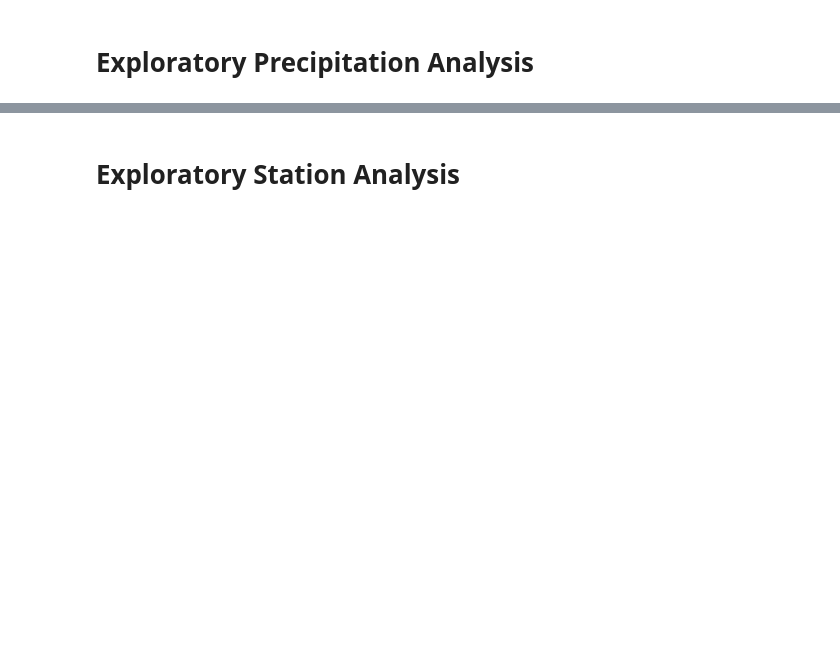
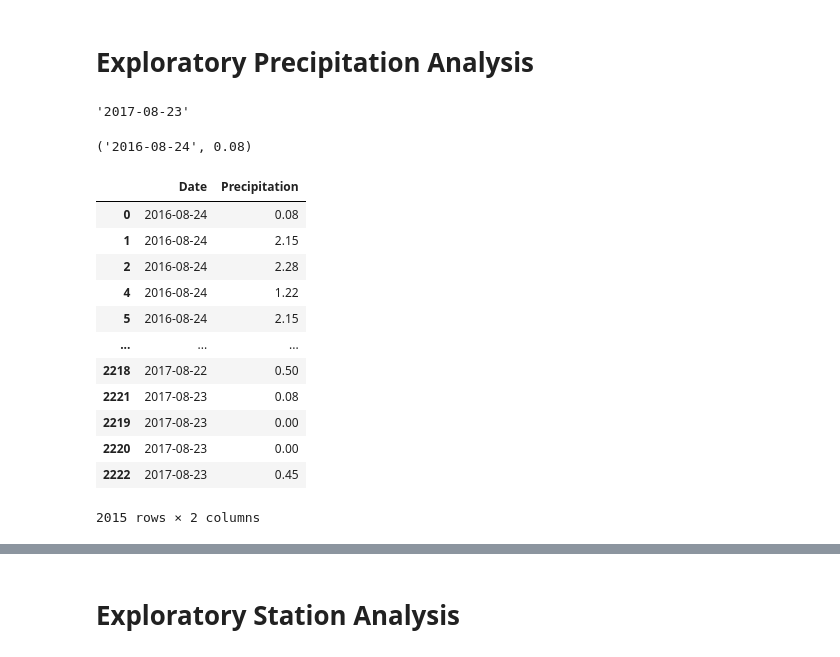
Before and after one commit to cjengleson/sqlalchemy-challenge, a Jupyter notebook: climate_starter.ipynb, the cells around one changed output, grey strips where cells are left out. Cells and saved outputs as stored; diff of their text form; code cells hidden in the pictures; blank space fills up the shorter version.

```diff
--- a/climate_starter.ipynb
+++ b/climate_starter.ipynb
@@ -21,6 +21,8 @@ engine = create_engine("sqlite:///hawaii.sqlite")
 # %%
 # reflect an existing database into a new model
+Base = automap_base()
 
 # reflect the tables
+Base.prepare(engine, reflect = True)
 # %%
 # View all of the classes that automap found
@@ -32,20 +40,43 @@ engine = create_engine("sqlite:///hawaii.sqlite")
 # Exploratory Precipitation Analysis
 # %%
 # Find the most recent date in the data set.
+most_recent = session.query(Measurement.date).order_by(Measurement.date.desc()).first().date
+most_recent
+# %% [output]
+'2017-08-23'
 # %%
 # Design a query to retrieve the last 12 months of precipitation data and plot the results.
 # Starting from the most recent data point in the database.
-
-# Calculate the date one year from the last date in data set.
-
+# Calculate the date one year from the last date in data set
+year_before = dt.date(2017,8,23) - dt.timedelta(days = 365)
 
 # Perform a query to retrieve the data and precipitation scores
-
-
-# Save the query results as a Pandas DataFrame and set the index to the date column
-
-
-# Sort the dataframe by date
-
-
-# Use Pandas Plotting with Matplotlib to plot the data
+precipitation = session.query(Measurement.date, Measurement.prcp).filter(Measurement.date > year_before).\
+order_by(Measurement.date).all()
+precipitation[0]
+# %% [output]
+('2016-08-24', 0.08)
+# %%
+# Save the query results as a Pandas DataFrame and set the index to the date column
+precipitation_df = pd.DataFrame(precipitation)
+
+# Clean up column names
+precipitation_df = precipitation_df.rename(columns={"prcp": "Precipitation", "date": "Date"})
+
+# Sort the dataframe by date
+precipitation_df = precipitation_df.sort_values(by = "Date").dropna()
+precipitation_df
+# %% [output]
+|  | Date | Precipitation |
+| 0 | 2016-08-24 | 0.08 |
+| 1 | 2016-08-24 | 2.15 |
+| 2 | 2016-08-24 | 2.28 |
+| 4 | 2016-08-24 | 1.22 |
+| 5 | 2016-08-24 | 2.15 |
+| ... | ... | ... |
+| 2218 | 2017-08-22 | 0.50 |
+| 2221 | 2017-08-23 | 0.08 |
+| 2219 | 2017-08-23 | 0.00 |
+| 2220 | 2017-08-23 | 0.00 |
+| 2222 | 2017-08-23 | 0.45 |
+2015 rows × 2 columns
```
Also changed, not shown: parts of 11 cells of this notebook, 2 other files.
